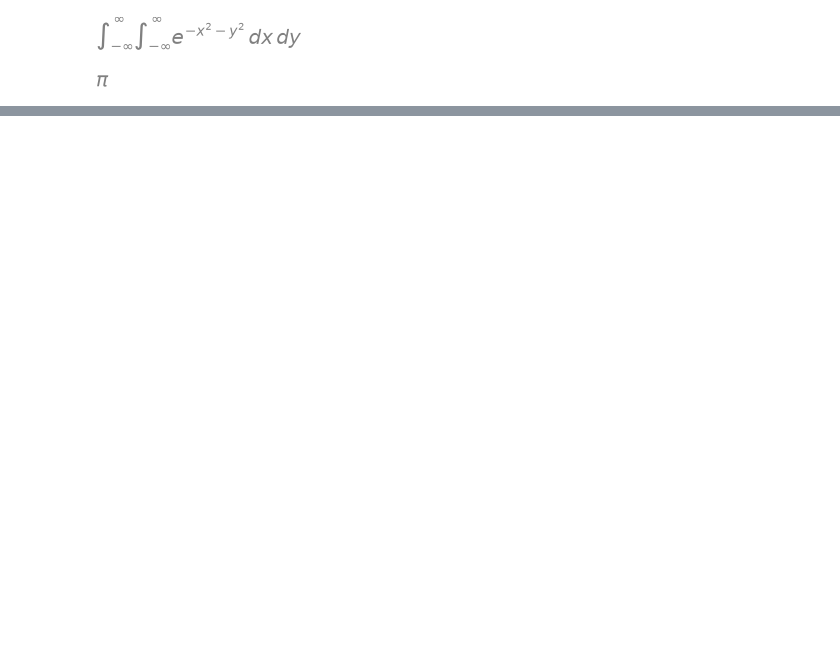
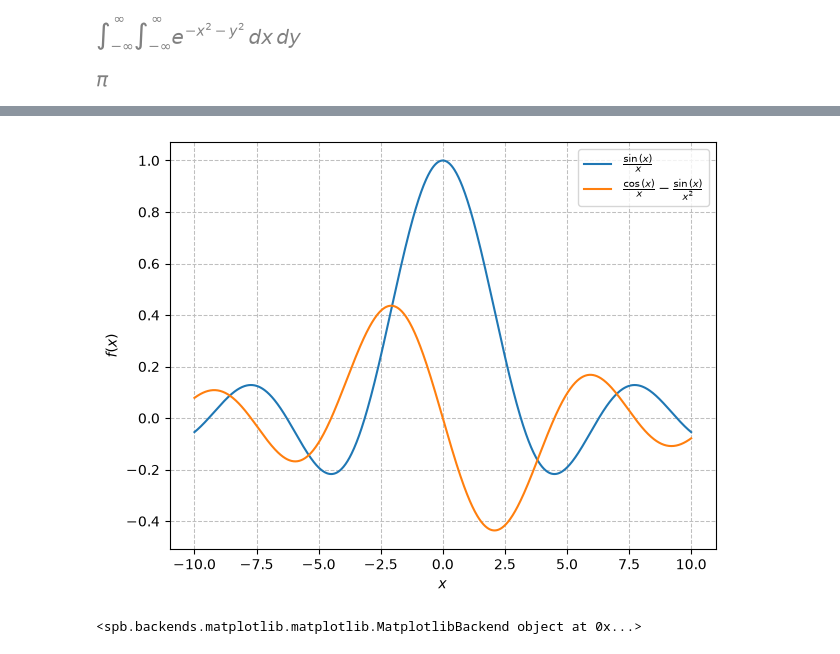
Before and after one commit to ub-dems/dve-sample-r, a Jupyter notebook: notebooks/samples/py-demo/py-sympy-hello.ipynb, the cells around one changed output, grey strips where cells are left out. Drawn from its saved outputs; the diff is of its cells as text; code cells hidden in the pictures; blank space fills up the shorter version.

```diff
--- a/notebooks/samples/py-demo/py-sympy-hello.ipynb
+++ b/notebooks/samples/py-demo/py-sympy-hello.ipynb
@@ -25,0 +31,2 @@ integrate(*F)
+# %%
+dg = diff(g)
@@ -25,0 +41,5 @@ integrate(*F)
+# %%
+plot(g, dg)
+# %% [output]
+[figure, added]
+<spb.backends.matplotlib.matplotlib.MatplotlibBackend object at 0x...>
```
Also changed, not shown: parts of 6 cells of this notebook, 25 other files.
